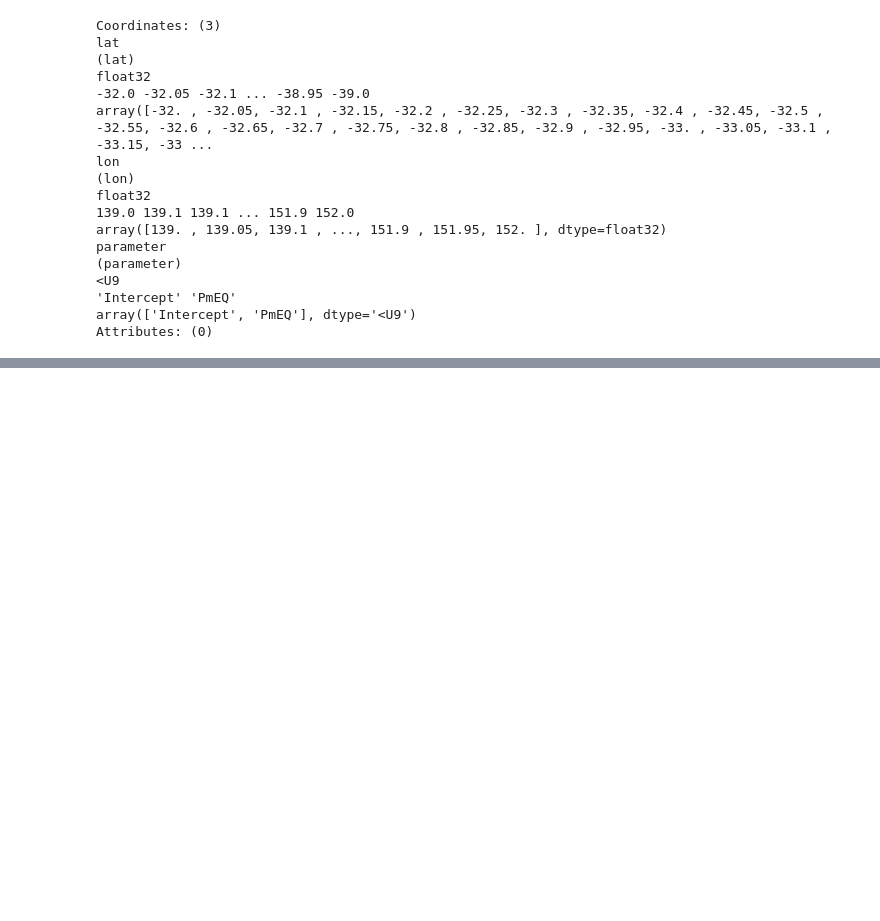
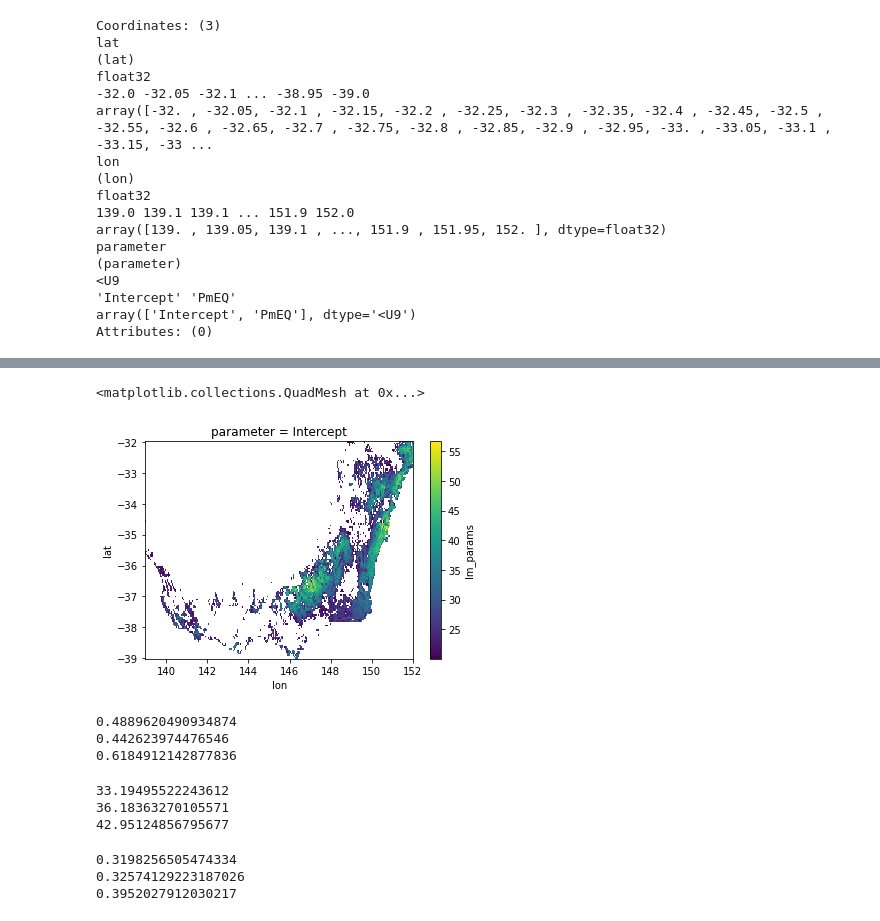
Before and after one commit to anjanadevanand/drought_break_probability, a Jupyter notebook: SM_PminusEQ_regrFit_gridded.ipynb, the cells around one changed output, grey strips where cells are left out. Drawn from its saved outputs; the diff is of its cells as text; code cells hidden in the pictures; blank space fills up the shorter version.

```diff
--- a/SM_PminusEQ_regrFit_gridded.ipynb
+++ b/SM_PminusEQ_regrFit_gridded.ipynb
@@ -161,0 +329,29 @@ Attributes: (0)
+# %%
+intercept.where(intercept > 20).plot()
+# %% [output]
+<matplotlib.collections.QuadMesh at 0x...>
+[figure, added]
+# %%
+print(rsq.sel(lat=-37.5, lon=146.5).values)
+print(rsq.sel(lat=-36.5, lon=150).values)
+print(rsq.sel(lat=-36.5, lon=147).values)
+# %% [output]
+0.4889620490934874
+0.442623974476546
+0.6184912142877836
+# %%
+print(intercept.sel(lat=-37.5, lon=146.5).values)
+print(intercept.sel(lat=-36.5, lon=150).values)
+print(intercept.sel(lat=-36.5, lon=147).values)
+# %% [output]
+33.19495522243612
+36.18363270105571
+42.95124856795677
+# %%
+print(slope.sel(lat=-37.5, lon=146.5).values)
+print(slope.sel(lat=-36.5, lon=150).values)
+print(slope.sel(lat=-36.5, lon=147).values)
+# %% [output]
+0.3198256505474334
+0.32574129223187026
+0.3952027912030217
```
Also changed, not shown: parts of 14 cells of this notebook, 2 other files.
